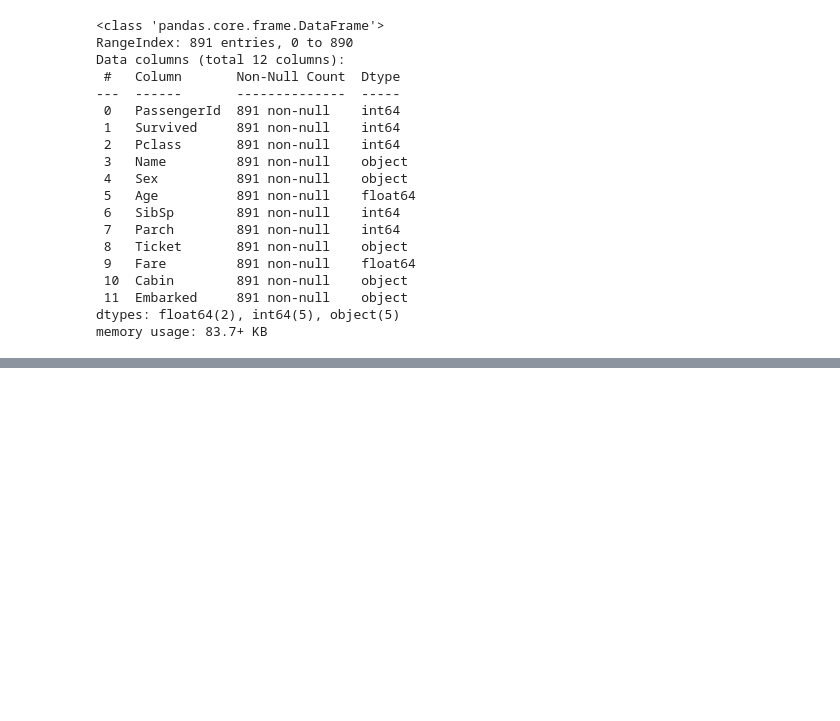
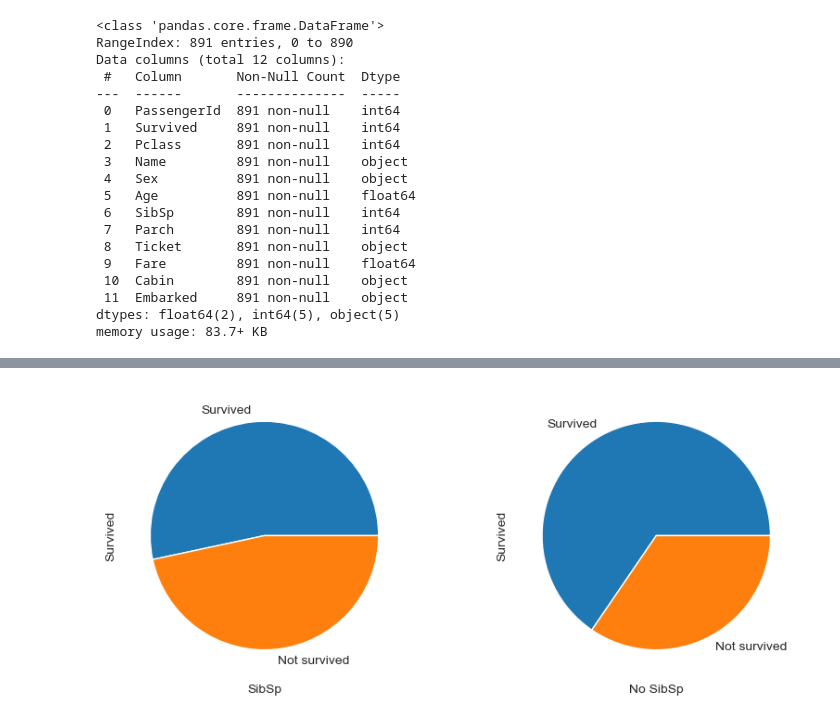
Before and after one commit to YulinCHEN-CS/Titanic, a Jupyter notebook: titanic_data.ipynb, the cells around one changed output, grey strips where cells are left out. Saved outputs shown, nothing was run; the diff lists cells and outputs as text; code cells hidden in the pictures; blank space fills up the shorter version.

```diff
--- a/titanic_data.ipynb
+++ b/titanic_data.ipynb
@@ -214,0 +216,5 @@ sns.barplot(x='Name_length', y='Survived', data=name_length)
+# %%
+#Have cousin or not
+sibsp_data = train_data[train_data['SibSp'] != 0]
+no_sibsp_data = train_data[train_data['SibSp'] == 0]
+sibsp_data.head()
@@ -214,0 +228,13 @@ sns.barplot(x='Name_length', y='Survived', data=name_length)
+# %%
+plt.figure(figsize=(10,4))
+plt.subplot(121)
+sibsp_data['Survived'].value_counts().plot.pie(labels=['Survived', 'Not survived'])
+plt.xlabel('SibSp')
+
+plt.subplot(122)
+no_sibsp_data['Survived'].value_counts().plot.pie(labels=['Survived', 'Not survived'])
+plt.xlabel('No SibSp')
+
+plt.show()
+# %% [output]
+[figure, added]
```
Also changed, not shown: parts of 16 cells of this notebook.
